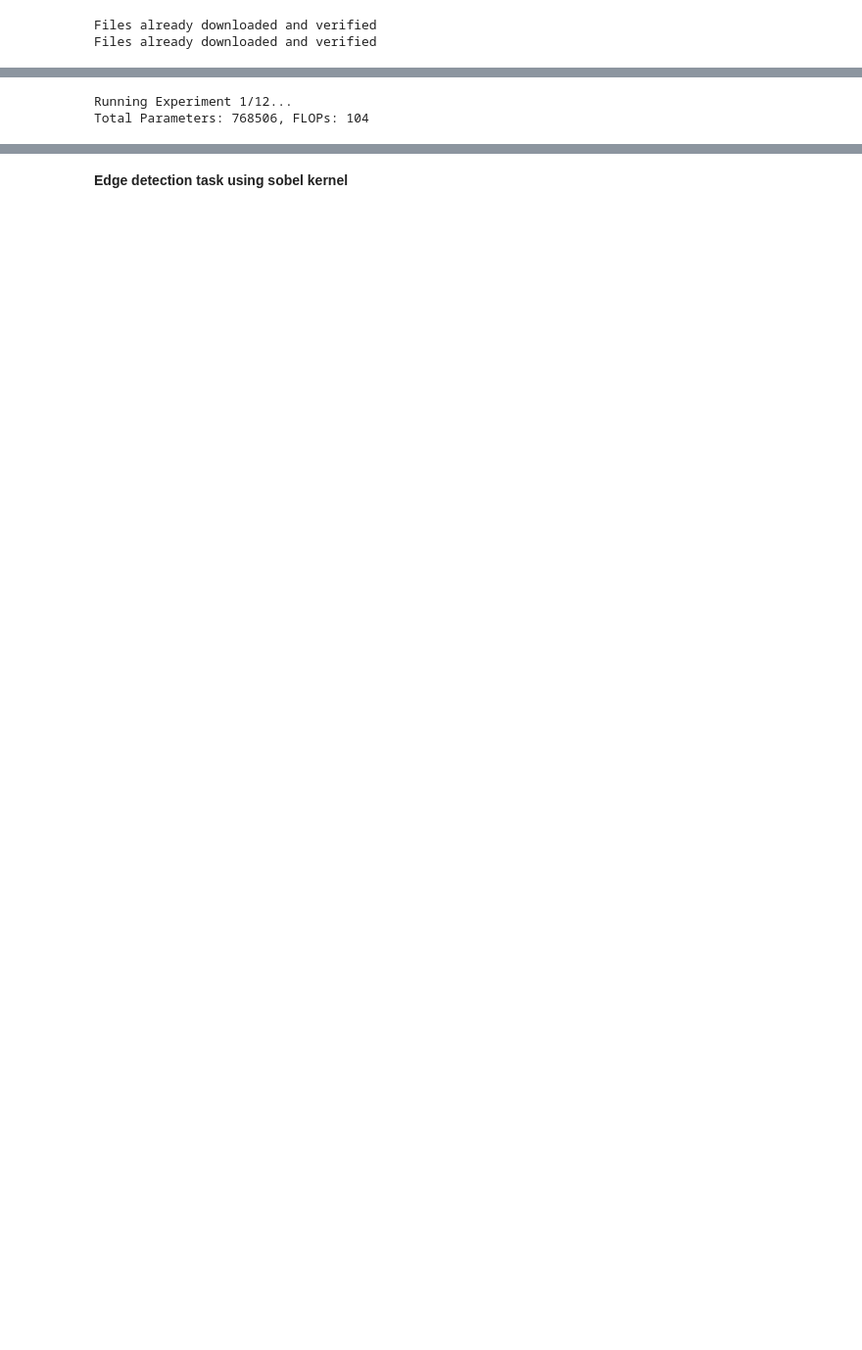
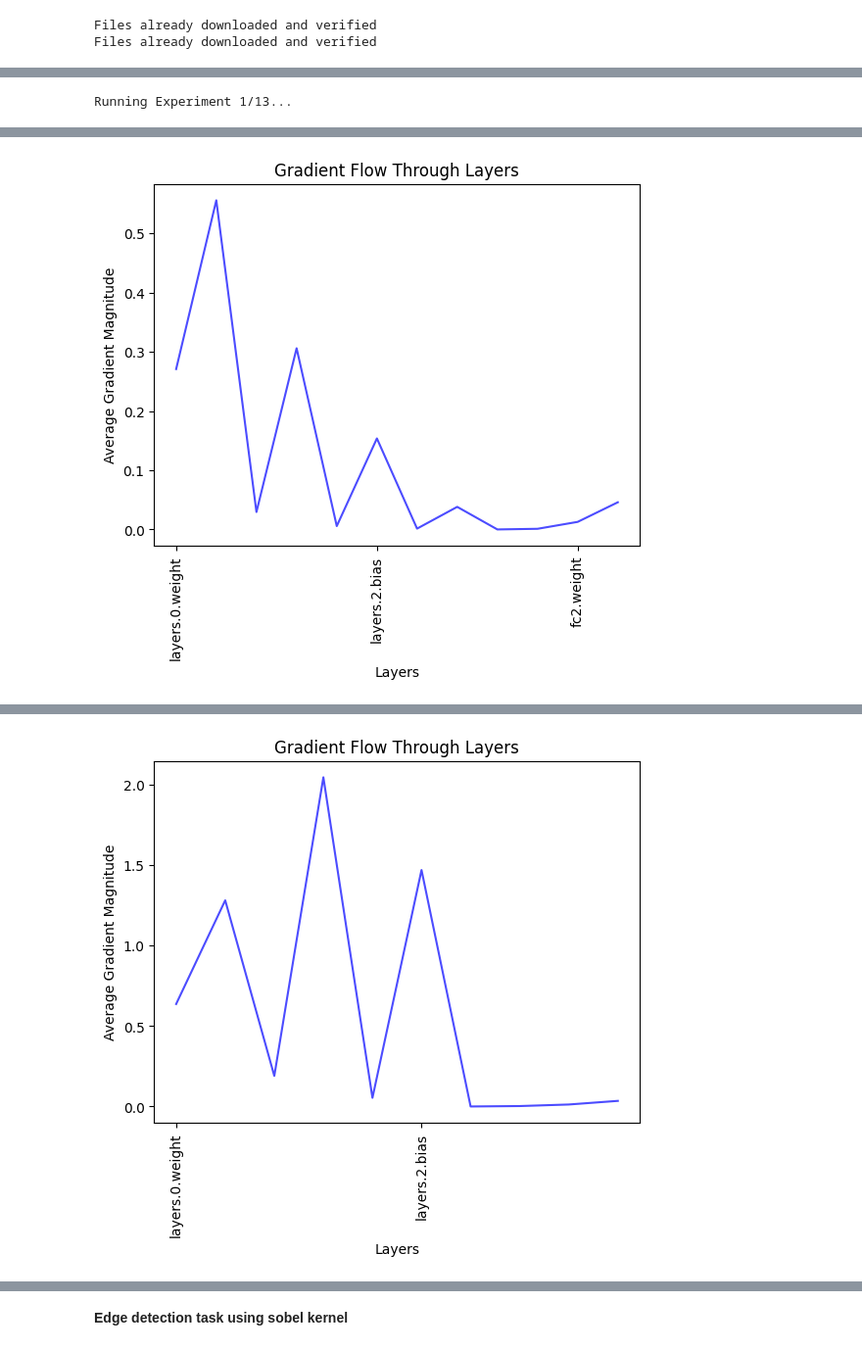
Before and after one commit to sAlirezayaghoubi/CNN-Implemention, a Jupyter notebook: CNN.ipynb, the cells around one changed output, grey strips where cells are left out. Shown at 98% size. Saved outputs shown, nothing was run; the diff lists cells and outputs as text; code cells hidden in the pictures; blank space fills up the shorter version.

```diff
--- a/CNN.ipynb
+++ b/CNN.ipynb
@@ -216,19 +245,33 @@ def train_and_evaluate(conv_config, pool_type, dropout_rate, flip_kernel, sparsi
 # %%
+def plot_grad_flow(model):
+    ave_grads = []
+    layers = []
+    for name, param in model.named_parameters():
+        if param.grad is not None:
+            ave_grads.append(param.grad.abs().mean().item())
+            layers.append(name)
+
+    plt.plot(ave_grads, alpha=0.7, color='b')
+    plt.xticks(range(0, len(layers), 5), layers[::5], rotation=90)
+    plt.title("Gradient Flow Through Layers")
+    plt.xlabel("Layers")
+    plt.ylabel("Average Gradient Magnitude")
+    plt.show()
 # Experiment Settings
 settings = [
-    {"conv_config": [(16, 4, 1, 1), (32, 4, 1, 1), (64, 4, 2, 1),(128,4,2,1)] , "pool_type": nn.MaxPool2d(kernel_size=2, stride=1), "dropout_rate": 0.3, "flip_kernel": False, "sparsity": 0.0, "use_tiled": True, "use_unshared": False, "use_locally_connected": False, "padding_style": "valid"},
-    {"conv_config": [(4, 4, 1, 1), (8, 4, 1, 1), (16, 4, 2, 1)], "pool_type": nn.MaxPool2d(kernel_size=2, stride=1), "dropout_rate": 0.3, "flip_kernel": False, "sparsity": 0.0, "use_tiled": True, "use_unshared": False, "use_locally_connected": False, "padding_style": "valid"},
-    {"conv_config": [(16, 4, 1, 1), (32, 4, 1, 1), (64, 4, 2, 1)], "pool_type": nn.MaxPool2d(kernel_size=2, stride=1), "dropout_rate": 0.3, "flip_kernel": False, "sparsity": 0.0, "use_tiled": True, "use_unshared": False, "use_locally_connected": False, "padding_style": "valid"},
-    {"conv_config": [(32, 4, 1, 1), (64, 4, 1, 1), (128, 4, 2, 1)], "pool_type": nn.MaxPool2d(kernel_size=2, stride=1), "dropout_rate": 0.3, "flip_kernel": False, "sparsity": 0.0, "use_tiled": True, "use_unshared": False, "use_locally_connected": False, "padding_style": "valid"},
-    {"conv_config": [(16, 4, 1, 1), (32, 4, 1, 1), (64, 4, 2, 1)], "pool_type": nn.MaxPool2d(kernel_size=2, stride=1), "dropout_rate": 0.1, "flip_kernel": False, "sparsity": 0.0, "use_tiled": True, "use_unshared": False, "use_locally_connected": False, "padding_style": "valid"},
-    {"conv_config": [(16, 4, 1, 1), (32, 4, 1, 1), (64, 4, 2, 1)], "pool_type": nn.MaxPool2d(kernel_size=2, stride=1), "dropout_rate": 0.3, "flip_kernel": False, "sparsity": 0.4, "use_tiled": True, "use_unshared": False, "use_locally_connected": False, "padding_style": "valid"},
-    {"conv_config": [(16, 4, 1, 1), (32, 4, 1, 1), (64, 4, 2, 1)], "pool_type": nn.MaxPool2d(kernel_size=2, stride=1), "dropout_rate": 0.3, "flip_kernel": True, "sparsity": 0.0, "use_tiled": True, "use_unshared": False, "use_locally_connected": False, "padding_style": "valid"},
-    {"conv_config": [(16, 4, 1, 1), (32, 4, 1, 1), (64, 4, 2, 1)], "pool_type": nn.MaxPool2d(kernel_size=2, stride=1), "dropout_rate": 0.3, "flip_kernel": True, "sparsity": 0.3, "use_tiled": True, "use_unshared": False, "use_locally_connected": False, "padding_style": "valid"},
-    {"conv_config": [(16, 4, 1, 1), (32, 4, 1, 1), (64, 4, 2, 1)], "pool_type": nn.MaxPool2d(kernel_size=2, stride=1), "dropout_rate": 0.3, "flip_kernel": True, "sparsity": 0.0, "use_tiled": True, "use_unshared": False, "use_locally_connected": True, "padding_style": "valid"},
-    {"conv_config": [(32, 3, 1, 1), (64, 3, 1, 1), (128, 3, 2, 1),(256, 3, 2, 1)], "pool_type": nn.MaxPool2d(kernel_size=2, stride=1), "dropout_rate": 0.3, "flip_kernel": False, "sparsity": 0.0, "use_tiled": True, "use_unshared": False, "use_locally_connected": False, "padding_style": "valid"},
-    {"conv_config": [(16, 4, 1, 1), (32, 4, 1, 1), (64, 4, 2, 1)], "pool_type": nn.AvgPool2d(kernel_size=2, stride=1), "dropout_rate": 0.3, "flip_kernel": False, "sparsity": 0.0, "use_tiled": True, "use_unshared": False, "use_locally_connected": False, "padding_style": "valid"},
-    {"conv_config": [(16, 4, 1, 1), (32, 4, 1, 1), (64, 4, 2, 1)], "pool_type": nn.AvgPool2d(kernel_size=2, stride=1), "dropout_rate": 0.1, "flip_kernel": True, "sparsity": 0.1, "use_tiled": True, "use_unshared": False, "use_locally_connected": False, "padding_style": "valid"},
-
+    {"conv_config": [(16, 4, 1, 1), (32, 4, 1, 1),(64,4,1,1),(128,4,2,1)] , "pool_type": nn.MaxPool2d(kernel_size=2, stride=1), "dropout_rate": 0.3, "flip_kernel": False, "sparsity": 0.0, "use_tiled": True, "use_unshared": False, "use_locally_connected": False, "padding_style": "same"},
+    {"conv_config": [(4, 4, 1, 1), (8, 4, 1, 1), (16, 4, 2, 1)], "pool_type": nn.MaxPool2d(kernel_size=2, stride=1), "dropout_rate": 0.7, "flip_kernel": False, "sparsity": 0.0, "use_tiled": True, "use_unshared": False, "use_locally_connected": False, "padding_style": "same"},
+    {"conv_config": [(16, 4, 1, 1), (32, 4, 1, 1), (64, 4, 2, 1)], "pool_type": nn.MaxPool2d(kernel_size=2, stride=1), "dropout_rate": 0.3, "flip_kernel": False, "sparsity": 0.8, "use_tiled": True, "use_unshared": False, "use_locally_connected": False, "padding_style": "same"},
+    {"conv_config": [(32, 4, 1, 1), (64, 4, 1, 1), (128, 4, 2, 1)], "pool_type": nn.MaxPool2d(kernel_size=2, stride=1), "dropout_rate": 0.3, "flip_kernel": False, "sparsity": 0.0, "use_tiled": True, "use_unshared": False, "use_locally_connected": False, "padding_style": "full"},
+    {"conv_config": [(16, 4, 1, 1), (32, 4, 1, 1), (64, 4, 2, 1)], "pool_type": nn.MaxPool2d(kernel_size=2, stride=1), "dropout_rate": 0.1, "flip_kernel": False, "sparsity": 0.0, "use_tiled": True, "use_unshared": False, "use_locally_connected": False, "padding_style": "full"},
+    {"conv_config": [(16, 4, 1, 1), (32, 4, 1, 1), (64, 4, 2, 1)], "pool_type": nn.MaxPool2d(kernel_size=2, stride=1), "dropout_rate": 0.3, "flip_kernel": False, "sparsity": 0.4, "use_tiled": True, "use_unshared": False, "use_locally_connected": False, "padding_style": "same"},
+    {"conv_config": [(32, 3, 1, 1), (64, 3, 1, 1), (128, 3, 2, 1)], "pool_type": nn.MaxPool2d(kernel_size=2, stride=1), "dropout_rate": 0.2, "flip_kernel": True, "sparsity": 0.1, "use_tiled": True, "use_unshared": False, "use_locally_connected": False, "padding_style": "full"},
+    {"conv_config": [(16, 4, 1, 1), (32, 4, 1, 1), (64, 4, 2, 1)], "pool_type": nn.MaxPool2d(kernel_size=2, stride=1), "dropout_rate": 0.9, "flip_kernel": True, "sparsity": 0.3, "use_tiled": True, "use_unshared": False, "use_locally_connected": False, "padding_style": "same"},
+    {"conv_config": [(16, 4, 1, 1), (32, 4, 1, 1), (64, 4, 2, 1)], "pool_type": nn.MaxPool2d(kernel_size=2, stride=1), "dropout_rate": 0.3, "flip_kernel": True, "sparsity": 0.0, "use_tiled": True, "use_unshared": False, "use_locally_connected": True, "padding_style": "same"},
+    {"conv_config": [(32, 3, 1, 1), (64, 3, 1, 1), (128, 3, 2, 1),(256, 3, 2, 1)], "pool_type": nn.MaxPool2d(kernel_size=2, stride=1), "dropout_rate": 0.3, "flip_kernel": False, "sparsity": 0.0, "use_tiled": True, "use_unshared": False, "use_locally_connected": False, "padding_style": "full"},
+    {"conv_config": [(16, 4, 1, 1), (32, 4, 1, 1), (64, 4, 2, 1)], "pool_type": nn.AvgPool2d(kernel_size=2, stride=1), "dropout_rate": 0.3, "flip_kernel": False, "sparsity": 0.0, "use_tiled": True, "use_unshared": False, "use_locally_connected": False, "padding_style": "same"},
+    {"conv_config": [(16, 4, 1, 1), (32, 4, 1, 1), (64, 4, 2, 1)], "pool_type": nn.AvgPool2d(kernel_size=2, stride=1), "dropout_rate": 0.1, "flip_kernel": True, "sparsity": 0.1, "use_tiled": True, "use_unshared": False, "use_locally_connected": False, "padding_style": "full"},
+    {"conv_config": [(16, 4, 1, 1), (32, 4, 1, 1), (64, 4, 2, 1),(92,4,2,1),(128,4,2,1),(196,4,2,1),(256,4,2,1)], "pool_type": nn.AvgPool2d(kernel_size=2, stride=1), "dropout_rate": 0.1, "flip_kernel": True, "sparsity": 0.1, "use_tiled": True, "use_unshared": False, "use_locally_connected": False, "padding_style": "same"}
 ]
 
 # Run Experiments and Store Results
@@ -255,11 +298,25 @@ for i, setting in enumerate(settings):
 
     # Store the results
     results.append((f"Setting {i+1}", accuracy, total_params, flops))
+
+    plot_grad_flow(model)
+
 experiment_names = [result[0] for result in results]
 accuracies = [result[1] for result in results]
 total_params = [result[2] for result in results]
 flops = [result[3] for result in results]
 
+
+# Accuracy per Setting
+plt.figure(figsize=(10, 6))
+plt.bar(experiment_names, accuracies, color='skyblue')
+plt.title('Accuracy per Experiment Setting')
+plt.xlabel('Experiment Settings')
+plt.ylabel('Accuracy')
+plt.ylim(0, 100)
+plt.xticks(rotation=45)
+plt.tight_layout()
+plt.show()
 # Plot Total Parameters
 plt.figure(figsize=(10, 6))
 plt.bar(experiment_names, total_params, color='lightgreen')
@@ -280,5 +337,4 @@ plt.xticks(rotation=45)
 plt.tight_layout()
 plt.show()
 # %% [output]
-Running Experiment 1/12...
-Total Parameters: 768506, FLOPs: 104
+Running Experiment 1/13...
@@ -293,0 +345 @@ Total Parameters: 827622, FLOPs: 87
+[figure, added]
@@ -302,0 +351 @@ Total Parameters: 3324282, FLOPs: 87
+[figure, added]
```
Also changed, not shown: parts of 21 cells of this notebook.
